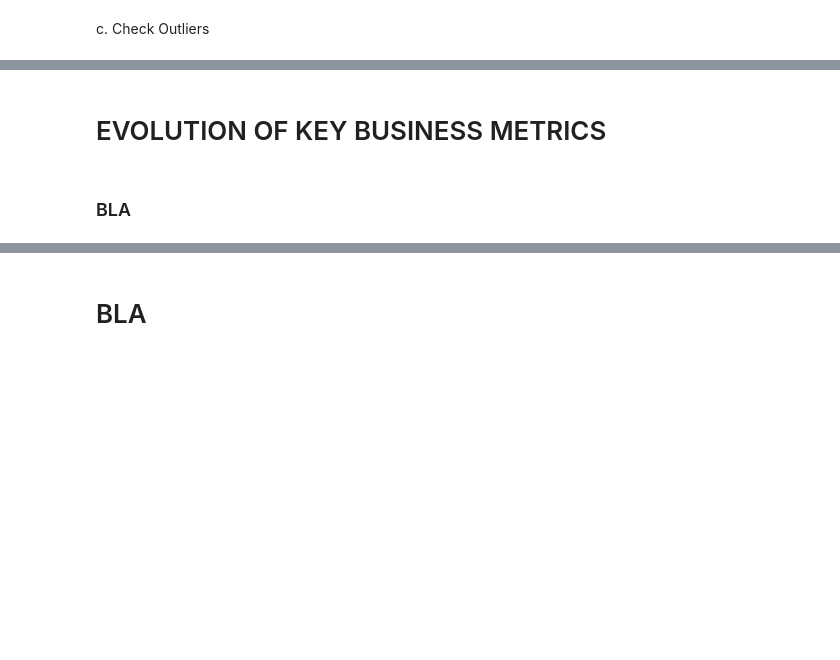
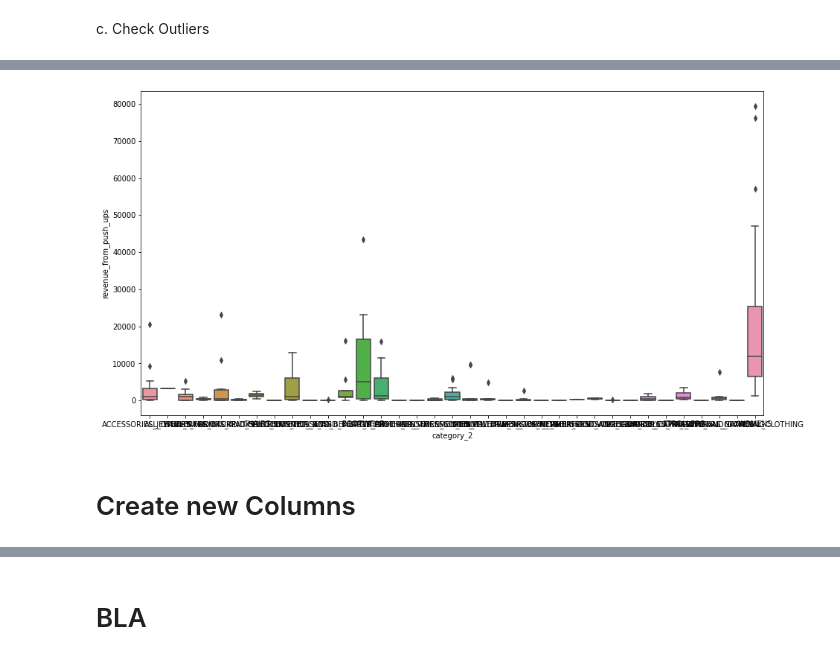
Before and after one commit to LouiseDantas/vinted, a Jupyter notebook: vinted.ipynb, the cells around one changed output, grey strips where cells are left out. Saved outputs shown, nothing was run; the diff lists cells and outputs as text; code cells hidden in the pictures; blank space fills up the shorter version.

Commit message:
vinted

```diff
--- a/vinted.ipynb
+++ b/vinted.ipynb
@@ -11,2 +13,2 @@ warnings.filterwarnings('ignore')
 # %%
-df=pd.read_csv('/home/louisedantas/code/LouiseDantas/vinted/Result_5.csv')
+df=pd.read_csv('/home/louisedantas/code/LouiseDantas/vinted/Pricingdata.csv')
@@ -17,5 +28,3 @@ a. Check for Duplicates
 # %%
 df[df.duplicated()]
 duplicate_count=len(df[df.duplicated()])
-# %%
-df=df.drop_duplicates()
@@ -44 +45,4 @@ country_name          0.0
 dtype: float64
+# %%
+#replace push ups with zero
+df['revenue_from_push_ups']=df['revenue_from_push_ups'].fillna(0)
@@ -84,4 +63,8 @@ corr=data.corr()
-# %% [markdown]
-# EVOLUTION OF KEY BUSINESS METRICS
-# %% [markdown]
-### BLA
+# %%
+plt.figure(figsize=(15,8))
+sns.boxplot(x = df["category_2"], y = df["revenue_from_push_ups"])
+plt.show()
+# %% [output]
+[figure, added]
+# %% [markdown]
+# Create new Columns
```
Also changed, not shown: parts of 72 cells of this notebook.
